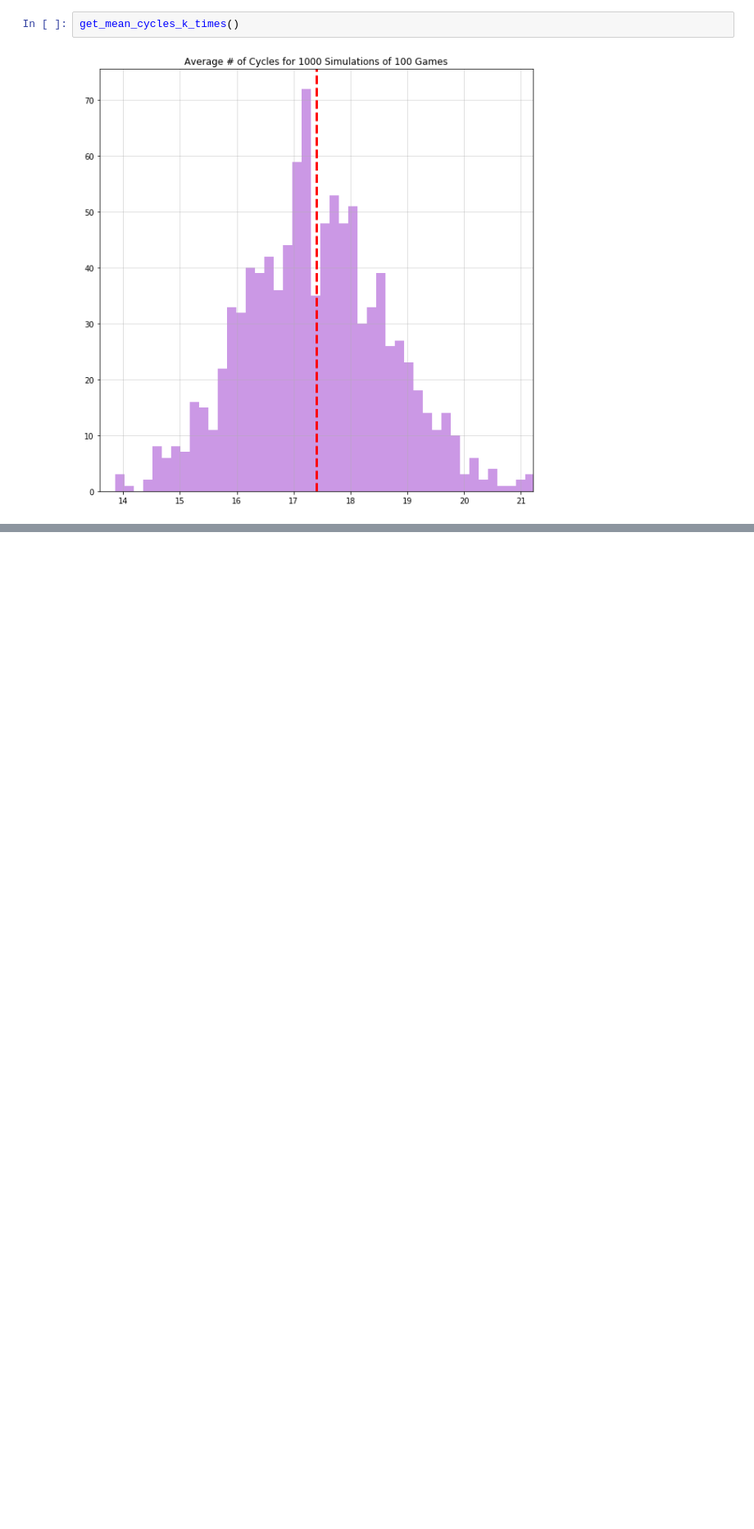
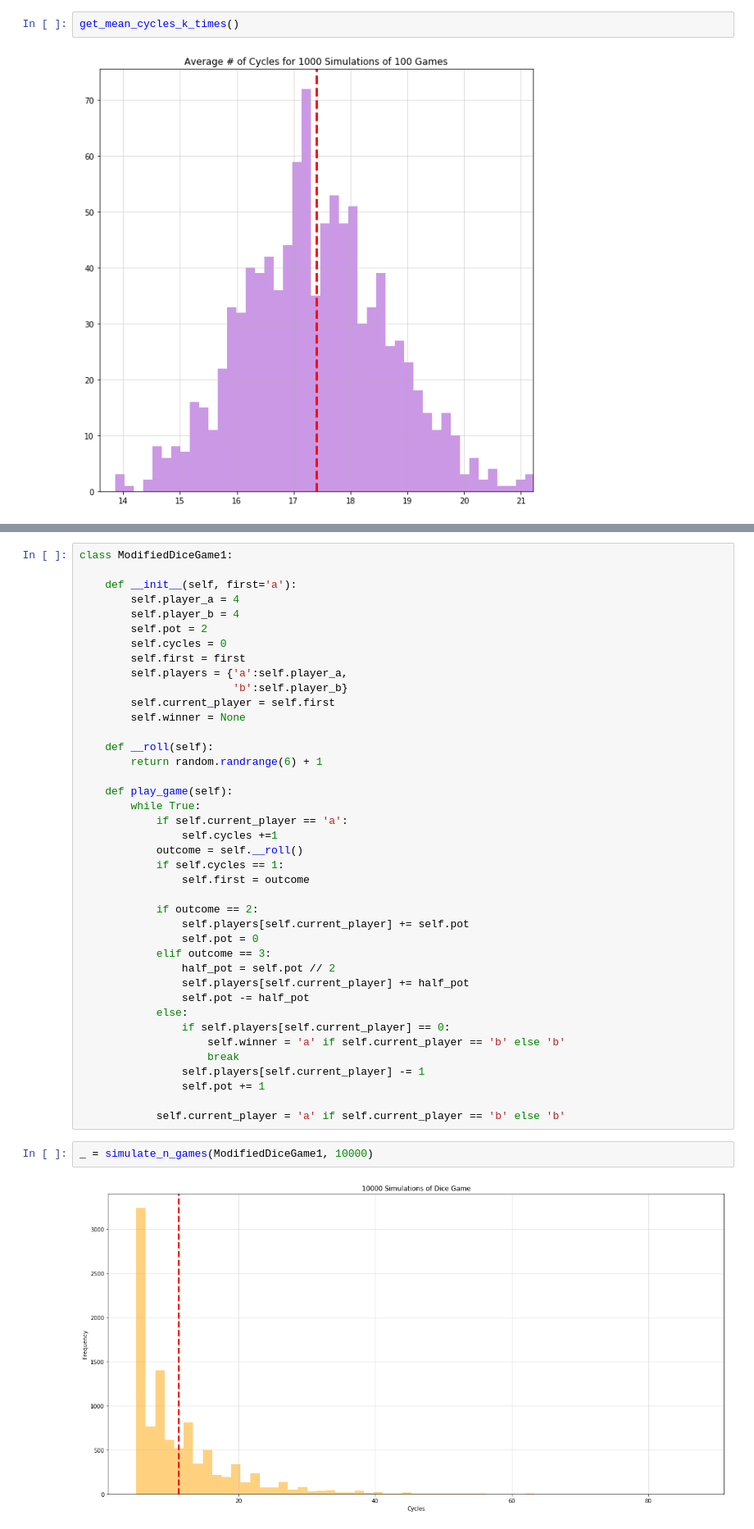
Before and after one commit to vgawande-git/simulation_omscs, a Jupyter notebook: Project 1/dice_game_simulation.ipynb, the cells around one changed output, grey strips where cells are left out. Shown: that part at 82% size. Saved outputs shown, nothing was run; the diff lists cells and outputs as text; blank space fills up the shorter version.

```diff
--- a/Project 1/dice_game_simulation.ipynb
+++ b/Project 1/dice_game_simulation.ipynb
@@ -132,0 +180,44 @@ how much math notation? how "statistically rigorous"
+# %%
+class ModifiedDiceGame1:
+
+    def __init__(self, first='a'):
+        self.player_a = 4
+        self.player_b = 4
+        self.pot = 2
+        self.cycles = 0
+        self.first = first
+        self.players = {'a':self.player_a,
+                        'b':self.player_b}
+        self.current_player = self.first
+        self.winner = None
+
+    def __roll(self):
+        return random.randrange(6) + 1
+
+    def play_game(self):
+        while True:
+            if self.current_player == 'a':
+                self.cycles +=1
+            outcome = self.__roll()
+            if self.cycles == 1:
+                self.first = outcome
+
+            if outcome == 2:
+                self.players[self.current_player] += self.pot
+                self.pot = 0
+            elif outcome == 3:
+                half_pot = self.pot // 2
+                self.players[self.current_player] += half_pot
+                self.pot -= half_pot
+            else:
+                if self.players[self.current_player] == 0:
+                    self.winner = 'a' if self.current_player == 'b' else 'b'
+                    break
+                self.players[self.current_player] -= 1
+                self.pot += 1
+
+            self.current_player = 'a' if self.current_player == 'b' else 'b'
+# %%
+_ = simulate_n_games(ModifiedDiceGame1, 10000)
+# %% [output]
+[figure, added]
```
Also changed, not shown: parts of 24 cells of this notebook.
